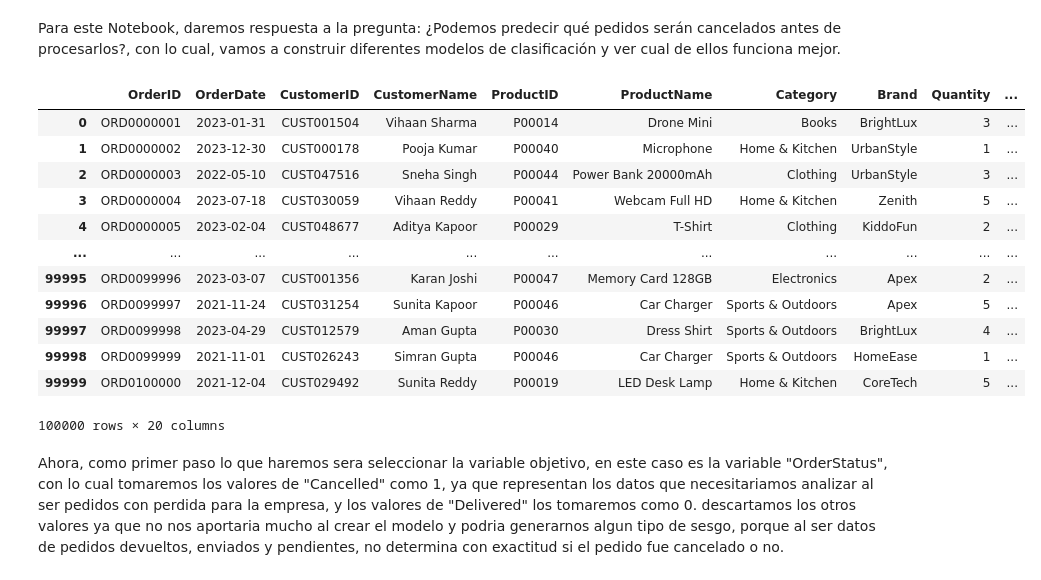
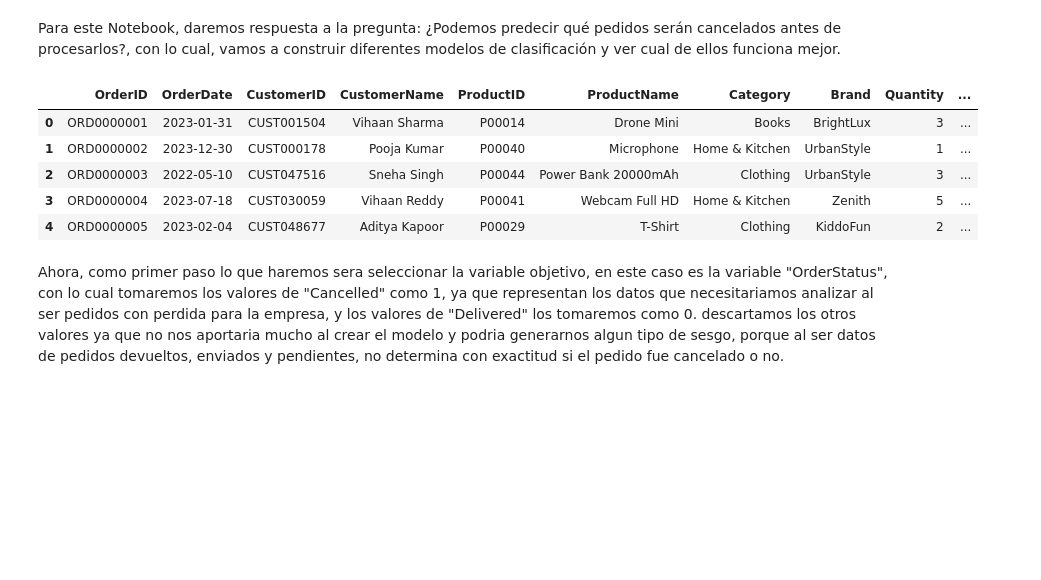
Before and after one commit to AlejandroSegura24/Ecommerce-Business-Intelligence-Lab, a Jupyter notebook: Notebooks/1 Model Benchmarking Cancelled vs Delivered.ipynb, the cells around one changed output. Cells and saved outputs as stored; diff of their text form; code cells hidden in the pictures; blank space fills up the shorter version.

```diff
--- a/Notebooks/1 Model Benchmarking Cancelled vs Delivered.ipynb
+++ b/Notebooks/1 Model Benchmarking Cancelled vs Delivered.ipynb
@@ -11,20 +28,13 @@ import seaborn as sns
 # %%
 df = pd.read_csv('../Data/Amazon.csv')
-df
+df.head()
 # %% [output]
 |  | OrderID | OrderDate | CustomerID | CustomerName | ProductID | ProductName | Category | Brand | Quantity | ... |
 | 0 | ORD0000001 | 2023-01-31 | CUST001504 | Vihaan Sharma | P00014 | Drone Mini | Books | BrightLux | 3 | ... |
 | 1 | ORD0000002 | 2023-12-30 | CUST000178 | Pooja Kumar | P00040 | Microphone | Home & Kitchen | UrbanStyle | 1 | ... |
 | 2 | ORD0000003 | 2022-05-10 | CUST047516 | Sneha Singh | P00044 | Power Bank 20000mAh | Clothing | UrbanStyle | 3 | ... |
 | 3 | ORD0000004 | 2023-07-18 | CUST030059 | Vihaan Reddy | P00041 | Webcam Full HD | Home & Kitchen | Zenith | 5 | ... |
 | 4 | ORD0000005 | 2023-02-04 | CUST048677 | Aditya Kapoor | P00029 | T-Shirt | Clothing | KiddoFun | 2 | ... |
-| ... | ... | ... | ... | ... | ... | ... | ... | ... | ... | ... |
-| 99995 | ORD0099996 | 2023-03-07 | CUST001356 | Karan Joshi | P00047 | Memory Card 128GB | Electronics | Apex | 2 | ... |
-| 99996 | ORD0099997 | 2021-11-24 | CUST031254 | Sunita Kapoor | P00046 | Car Charger | Sports & Outdoors | Apex | 5 | ... |
-| 99997 | ORD0099998 | 2023-04-29 | CUST012579 | Aman Gupta | P00030 | Dress Shirt | Sports & Outdoors | BrightLux | 4 | ... |
-| 99998 | ORD0099999 | 2021-11-01 | CUST026243 | Simran Gupta | P00046 | Car Charger | Sports & Outdoors | HomeEase | 1 | ... |
-| 99999 | ORD0100000 | 2021-12-04 | CUST029492 | Sunita Reddy | P00019 | LED Desk Lamp | Home & Kitchen | CoreTech | 5 | ... |
-100000 rows × 20 columns
 # %% [markdown]
 Ahora, como primer paso lo que haremos sera seleccionar la variable objetivo, en este caso es la variable "OrderStatus", con lo cual tomaremos los valores de "Cancelled" como 1, ya que representan los datos que necesitariamos analizar al ser pedidos con perdida para la empresa, y los valores de "Delivered" los tomaremos como 0. descartamos los otros valores ya que no nos aportaria mucho al crear el modelo y podria generarnos algun tipo de sesgo, porque al ser datos de pedidos devueltos, enviados y pendientes, no determina con exactitud si el pedido fue cancelado o no.
 # %% [markdown]
```
Also changed, not shown: parts of 13 cells of this notebook, 1 other file.
